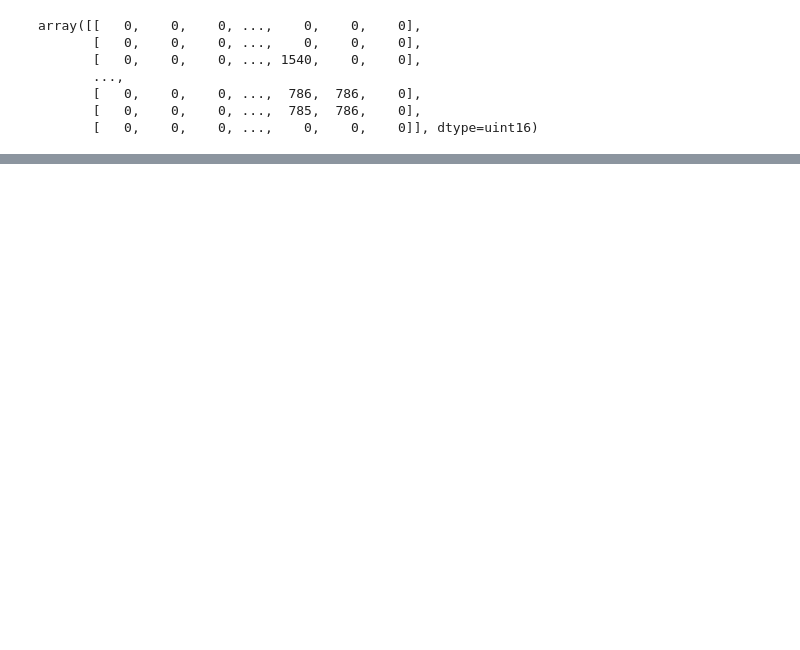
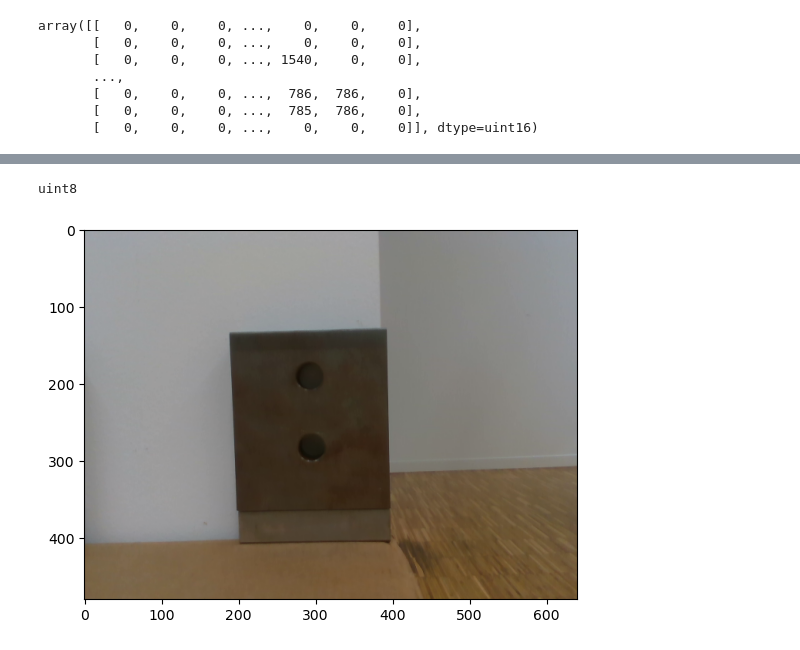
Before and after one commit to AleNarder/Sherlock, a Jupyter notebook: notebooks/scanning.ipynb, the cells around one changed output, grey strips where cells are left out. Cells and saved outputs as stored; diff of their text form; code cells hidden in the pictures; blank space fills up the shorter version.

```diff
--- a/notebooks/scanning.ipynb
+++ b/notebooks/scanning.ipynb
@@ -31,8 +39,6 @@ plt.imshow(depth_frame, cmap='gray')
 # %%
-for depth_frame in depth_frames:
-    depth_frame = depth_frame / 1000
-    depth_frame[depth_frame > 0.5] = 0
-    cv2.imshow("frame", depth_frame)
-    cv2.waitKey(0)
-
-cv2.destroyAllWindows()
+plt.imshow(color_frames[0])
+print(color_frames[0].dtype)
+# %% [output]
+uint8
+[figure, added]
```
Also changed, not shown: parts of 4 cells of this notebook, 2 other files.
